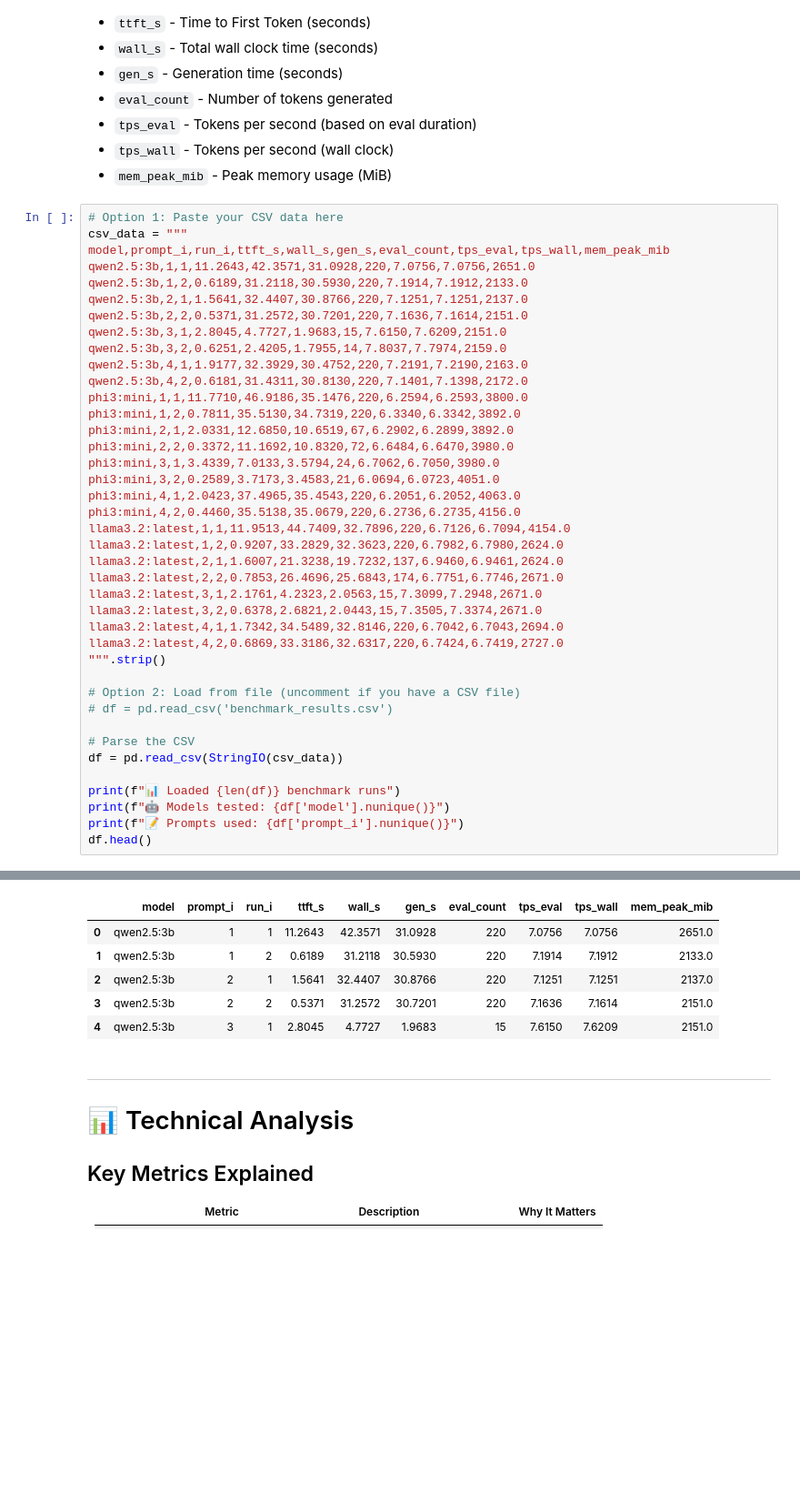
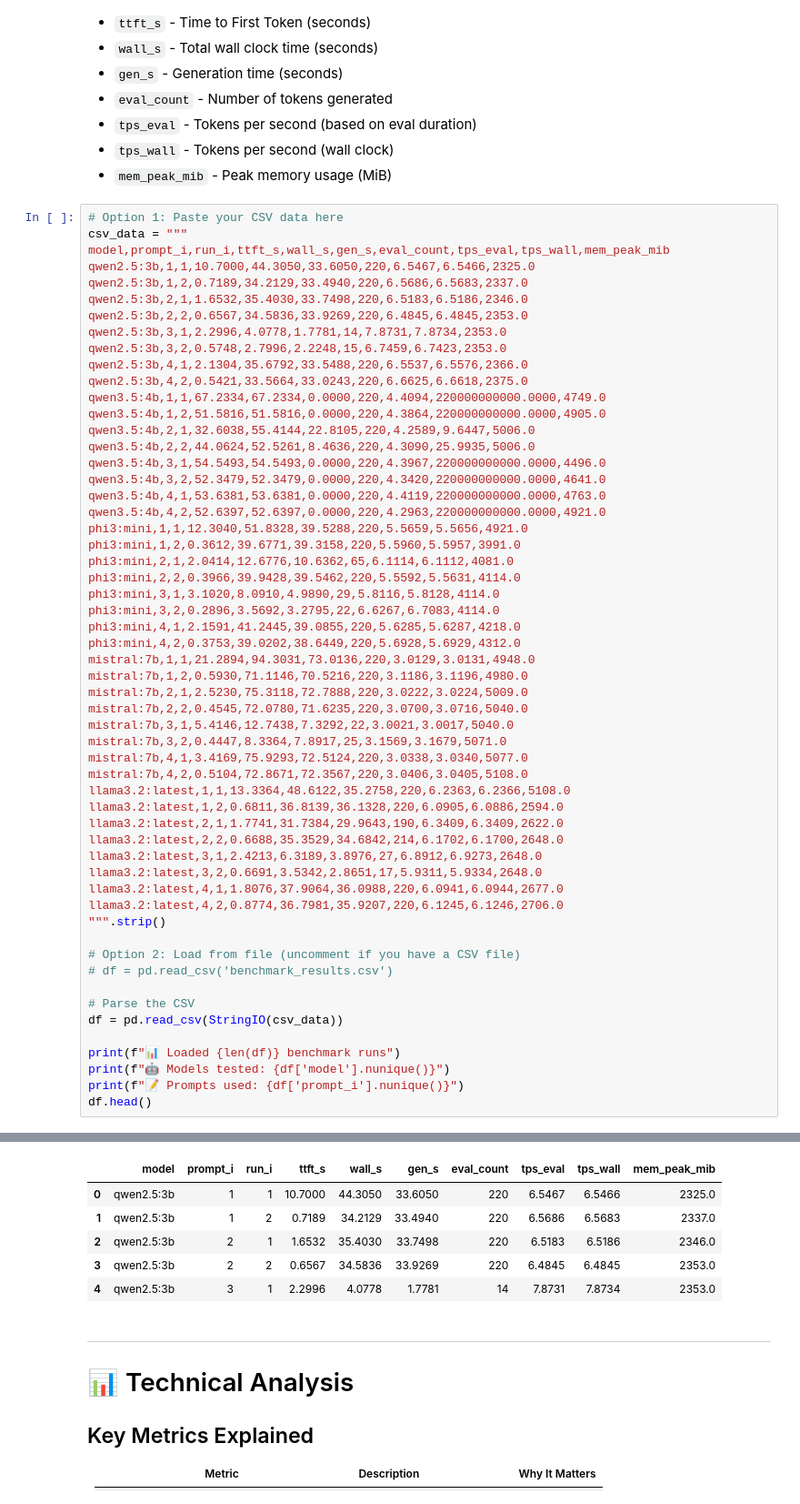
Before and after one commit to alex-molnar/asset-storage, a Jupyter notebook: charts/llm/benchmark_analysis.ipynb, the cells around one changed output, grey strips where cells are left out. Shown at 91% size. Cells and saved outputs as stored; diff of their text form; blank space fills up the shorter version.

```diff
--- a/charts/llm/benchmark_analysis.ipynb
+++ b/charts/llm/benchmark_analysis.ipynb
@@ -50,30 +50,46 @@ The CSV should have these columns:
 # Option 1: Paste your CSV data here
 csv_data = """
 model,prompt_i,run_i,ttft_s,wall_s,gen_s,eval_count,tps_eval,tps_wall,mem_peak_mib
-qwen2.5:3b,1,1,11.2643,42.3571,31.0928,220,7.0756,7.0756,2651.0
-qwen2.5:3b,1,2,0.6189,31.2118,30.5930,220,7.1914,7.1912,2133.0
-qwen2.5:3b,2,1,1.5641,32.4407,30.8766,220,7.1251,7.1251,2137.0
-qwen2.5:3b,2,2,0.5371,31.2572,30.7201,220,7.1636,7.1614,2151.0
-qwen2.5:3b,3,1,2.8045,4.7727,1.9683,15,7.6150,7.6209,2151.0
-qwen2.5:3b,3,2,0.6251,2.4205,1.7955,14,7.8037,7.7974,2159.0
-qwen2.5:3b,4,1,1.9177,32.3929,30.4752,220,7.2191,7.2190,2163.0
-qwen2.5:3b,4,2,0.6181,31.4311,30.8130,220,7.1401,7.1398,2172.0
-phi3:mini,1,1,11.7710,46.9186,35.1476,220,6.2594,6.2593,3800.0
-phi3:mini,1,2,0.7811,35.5130,34.7319,220,6.3340,6.3342,3892.0
-phi3:mini,2,1,2.0331,12.6850,10.6519,67,6.2902,6.2899,3892.0
-phi3:mini,2,2,0.3372,11.1692,10.8320,72,6.6484,6.6470,3980.0
-phi3:mini,3,1,3.4339,7.0133,3.5794,24,6.7062,6.7050,3980.0
-phi3:mini,3,2,0.2589,3.7173,3.4583,21,6.0694,6.0723,4051.0
-phi3:mini,4,1,2.0423,37.4965,35.4543,220,6.2051,6.2052,4063.0
-phi3:mini,4,2,0.4460,35.5138,35.0679,220,6.2736,6.2735,4156.0
-llama3.2:latest,1,1,11.9513,44.7409,32.7896,220,6.7126,6.7094,4154.0
-llama3.2:latest,1,2,0.9207,33.2829,32.3623,220,6.7982,6.7980,2624.0
-llama3.2:latest,2,1,1.6007,21.3238,19.7232,137,6.9460,6.9461,2624.0
-llama3.2:latest,2,2,0.7853,26.4696,25.6843,174,6.7751,6.7746,2671.0
-llama3.2:latest,3,1,2.1761,4.2323,2.0563,15,7.3099,7.2948,2671.0
-llama3.2:latest,3,2,0.6378,2.6821,2.0443,15,7.3505,7.3374,2671.0
-llama3.2:latest,4,1,1.7342,34.5489,32.8146,220,6.7042,6.7043,2694.0
-llama3.2:latest,4,2,0.6869,33.3186,32.6317,220,6.7424,6.7419,2727.0
+qwen2.5:3b,1,1,10.7000,44.3050,33.6050,220,6.5467,6.5466,2325.0
+qwen2.5:3b,1,2,0.7189,34.2129,33.4940,220,6.5686,6.5683,2337.0
+qwen2.5:3b,2,1,1.6532,35.4030,33.7498,220,6.5183,6.5186,2346.0
+qwen2.5:3b,2,2,0.6567,34.5836,33.9269,220,6.4845,6.4845,2353.0
+qwen2.5:3b,3,1,2.2996,4.0778,1.7781,14,7.8731,7.8734,2353.0
+qwen2.5:3b,3,2,0.5748,2.7996,2.2248,15,6.7459,6.7423,2353.0
+qwen2.5:3b,4,1,2.1304,35.6792,33.5488,220,6.5537,6.5576,2366.0
+qwen2.5:3b,4,2,0.5421,33.5664,33.0243,220,6.6625,6.6618,2375.0
+qwen3.5:4b,1,1,67.2334,67.2334,0.0000,220,4.4094,220000000000.0000,4749.0
+qwen3.5:4b,1,2,51.5816,51.5816,0.0000,220,4.3864,220000000000.0000,4905.0
+qwen3.5:4b,2,1,32.6038,55.4144,22.8105,220,4.2589,9.6447,5006.0
+qwen3.5:4b,2,2,44.0624,52.5261,8.4636,220,4.3090,25.9935,5006.0
+qwen3.5:4b,3,1,54.5493,54.5493,0.0000,220,4.3967,220000000000.0000,4496.0
+qwen3.5:4b,3,2,52.3479,52.3479,0.0000,220,4.3420,220000000000.0000,4641.0
+qwen3.5:4b,4,1,53.6381,53.6381,0.0000,220,4.4119,220000000000.0000,4763.0
+qwen3.5:4b,4,2,52.6397,52.6397,0.0000,220,4.2963,220000000000.0000,4921.0
+phi3:mini,1,1,12.3040,51.8328,39.5288,220,5.5659,5.5656,4921.0
+phi3:mini,1,2,0.3612,39.6771,39.3158,220,5.5960,5.5957,3991.0
+phi3:mini,2,1,2.0414,12.6776,10.6362,65,6.1114,6.1112,4081.0
+phi3:mini,2,2,0.3966,39.9428,39.5462,220,5.5592,5.5631,4114.0
+phi3:mini,3,1,3.1020,8.0910,4.9890,29,5.8116,5.8128,4114.0
+phi3:mini,3,2,0.2896,3.5692,3.2795,22,6.6267,6.7083,4114.0
+phi3:mini,4,1,2.1591,41.2445,39.0855,220,5.6285,5.6287,4218.0
+phi3:mini,4,2,0.3753,39.0202,38.6449,220,5.6928,5.6929,4312.0
+mistral:7b,1,1,21.2894,94.3031,73.0136,220,3.0129,3.0131,4948.0
+mistral:7b,1,2,0.5930,71.1146,70.5216,220,3.1186,3.1196,4980.0
+mistral:7b,2,1,2.5230,75.3118,72.7888,220,3.0222,3.0224,5009.0
+mistral:7b,2,2,0.4545,72.0780,71.6235,220,3.0700,3.0716,5040.0
+mistral:7b,3,1,5.4146,12.7438,7.3292,22,3.0021,3.0017,5040.0
+mistral:7b,3,2,0.4447,8.3364,7.8917,25,3.1569,3.1679,5071.0
+mistral:7b,4,1,3.4169,75.9293,72.5124,220,3.0338,3.0340,5077.0
+mistral:7b,4,2,0.5104,72.8671,72.3567,220,3.0406,3.0405,5108.0
+llama3.2:latest,1,1,13.3364,48.6122,35.2758,220,6.2363,6.2366,5108.0
+llama3.2:latest,1,2,0.6811,36.8139,36.1328,220,6.0905,6.0886,2594.0
+llama3.2:latest,2,1,1.7741,31.7384,29.9643,190,6.3409,6.3409,2622.0
+llama3.2:latest,2,2,0.6688,35.3529,34.6842,214,6.1702,6.1700,2648.0
+llama3.2:latest,3,1,2.4213,6.3189,3.8976,27,6.8912,6.9273,2648.0
+llama3.2:latest,3,2,0.6691,3.5342,2.8651,17,5.9311,5.9334,2648.0
+llama3.2:latest,4,1,1.8076,37.9064,36.0988,220,6.0941,6.0944,2677.0
+llama3.2:latest,4,2,0.8774,36.7981,35.9207,220,6.1245,6.1246,2706.0
 """.strip()
 
 # Option 2: Load from file (uncomment if you have a CSV file)
@@ -92,10 +108,10 @@ df.head()
 📝 Prompts used: 4
 |  | model | prompt_i | run_i | ttft_s | wall_s | gen_s | eval_count | tps_eval | tps_wall | mem_peak_mib |
-| 0 | qwen2.5:3b | 1 | 1 | 11.2643 | 42.3571 | 31.0928 | 220 | 7.0756 | 7.0756 | 2651.0 |
-| 1 | qwen2.5:3b | 1 | 2 | 0.6189 | 31.2118 | 30.5930 | 220 | 7.1914 | 7.1912 | 2133.0 |
-| 2 | qwen2.5:3b | 2 | 1 | 1.5641 | 32.4407 | 30.8766 | 220 | 7.1251 | 7.1251 | 2137.0 |
-| 3 | qwen2.5:3b | 2 | 2 | 0.5371 | 31.2572 | 30.7201 | 220 | 7.1636 | 7.1614 | 2151.0 |
-| 4 | qwen2.5:3b | 3 | 1 | 2.8045 | 4.7727 | 1.9683 | 15 | 7.6150 | 7.6209 | 2151.0 |
+| 0 | qwen2.5:3b | 1 | 1 | 10.7000 | 44.3050 | 33.6050 | 220 | 6.5467 | 6.5466 | 2325.0 |
+| 1 | qwen2.5:3b | 1 | 2 | 0.7189 | 34.2129 | 33.4940 | 220 | 6.5686 | 6.5683 | 2337.0 |
+| 2 | qwen2.5:3b | 2 | 1 | 1.6532 | 35.4030 | 33.7498 | 220 | 6.5183 | 6.5186 | 2346.0 |
+| 3 | qwen2.5:3b | 2 | 2 | 0.6567 | 34.5836 | 33.9269 | 220 | 6.4845 | 6.4845 | 2353.0 |
+| 4 | qwen2.5:3b | 3 | 1 | 2.2996 | 4.0778 | 1.7781 | 14 | 7.8731 | 7.8734 | 2353.0 |
 # %% [markdown]
 ---
 
```
Also changed, not shown: parts of 10 cells of this notebook, 1 other file.
